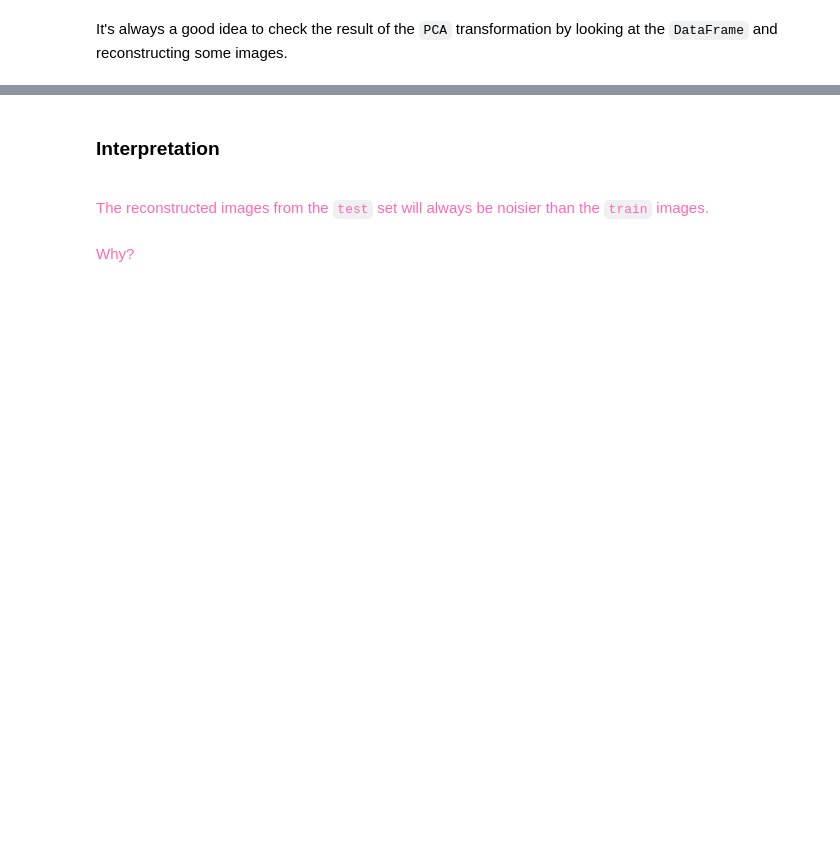
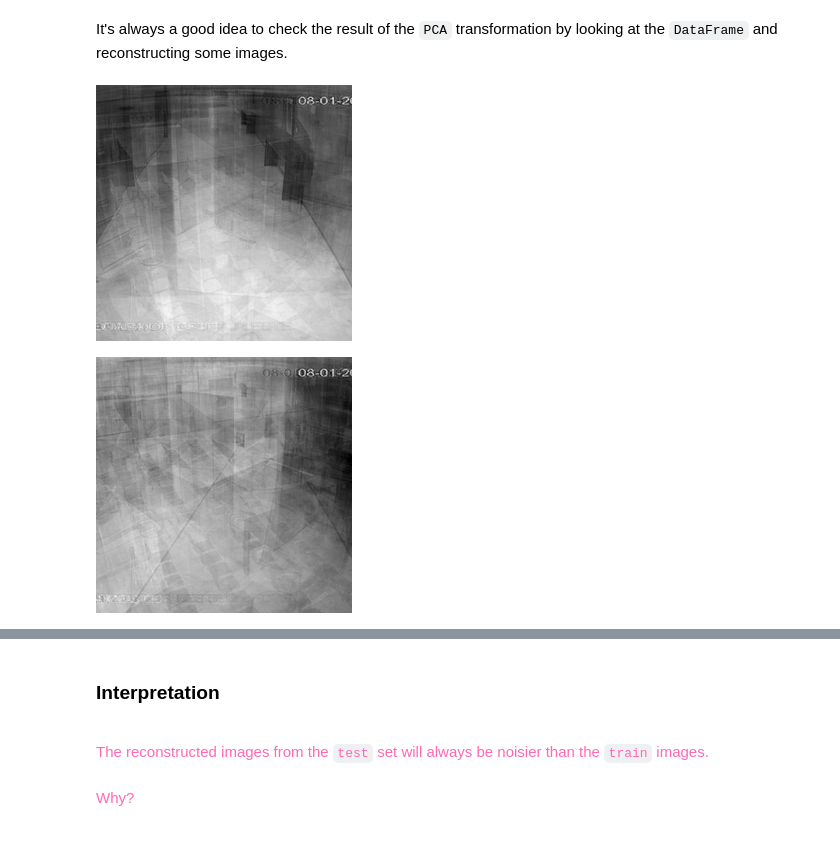
Before and after one commit to lims653-coder/Homework09, a Jupyter notebook: Homework09.ipynb, the cells around one changed output, grey strips where cells are left out. Drawn from its saved outputs; the diff is of its cells as text; code cells hidden in the pictures; blank space fills up the shorter version.

```diff
--- a/Homework09.ipynb
+++ b/Homework09.ipynb
@@ -143,6 +210,7 @@ Why, or why not?
 Now we'll open the image files inside the `./data/image/0801-500/test/` directory, using almost the exact same steps as we did above to create a `DataFrame` with the exception that we don't have labels for these images.
 # %%
 # TODO: create a list of files in the test/ directory
-test_files = []
+test_files = [f for f in listdir("./data/image/0801-500/test") if f.endswith(".jpg")]
 
 # TODO: check its length and content
+len(test_files), test_files[:10]
@@ -161,3 +241,7 @@ Since those are already trained, all we have to do is run their `transform()` fu
 # %%
 # TODO: run PCA on test pixels, get DataFrame
 #       this is the same PCA that was created above, not a new one
+test_pca = pca.transform(test_pixel_data)
+test_pca_df = pd.DataFrame(test_pca)
+
+test_pca_df.head()
@@ -165,5 +256,14 @@ Since those are already trained, all we have to do is run their `transform()` fu
 It's always a good idea to check the result of the `PCA` transformation by looking at the `DataFrame` and reconstructing some images.
 # %%
 # TODO: reconstruct one or two images
+test_recon_0 = pca.inverse_transform([test_pca[0]])[0]
+display(make_image(test_recon_0))
+
+test_recon_1 = pca.inverse_transform([test_pca[1]])[0]
+display(make_image(test_recon_1))
 
 # TODO: take a look at the first 5 rows
+test_pca_df.head()
+# %% [output]
+[figure, added]
+[figure, added]
```
Also changed, not shown: parts of 19 cells of this notebook.
